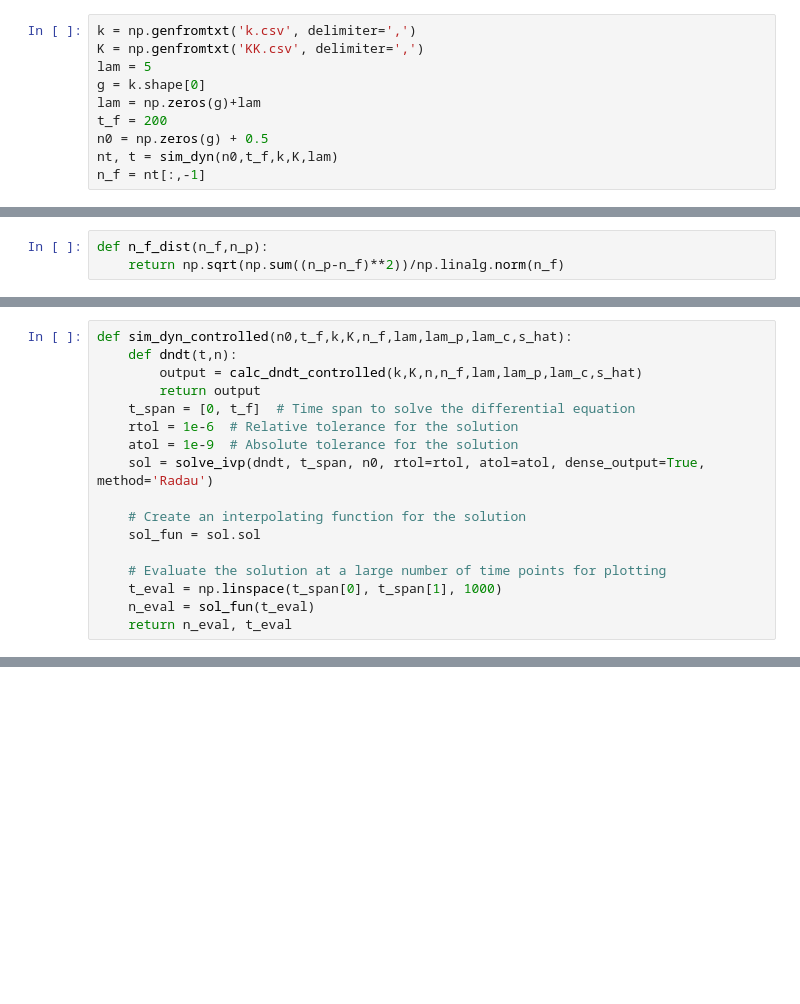
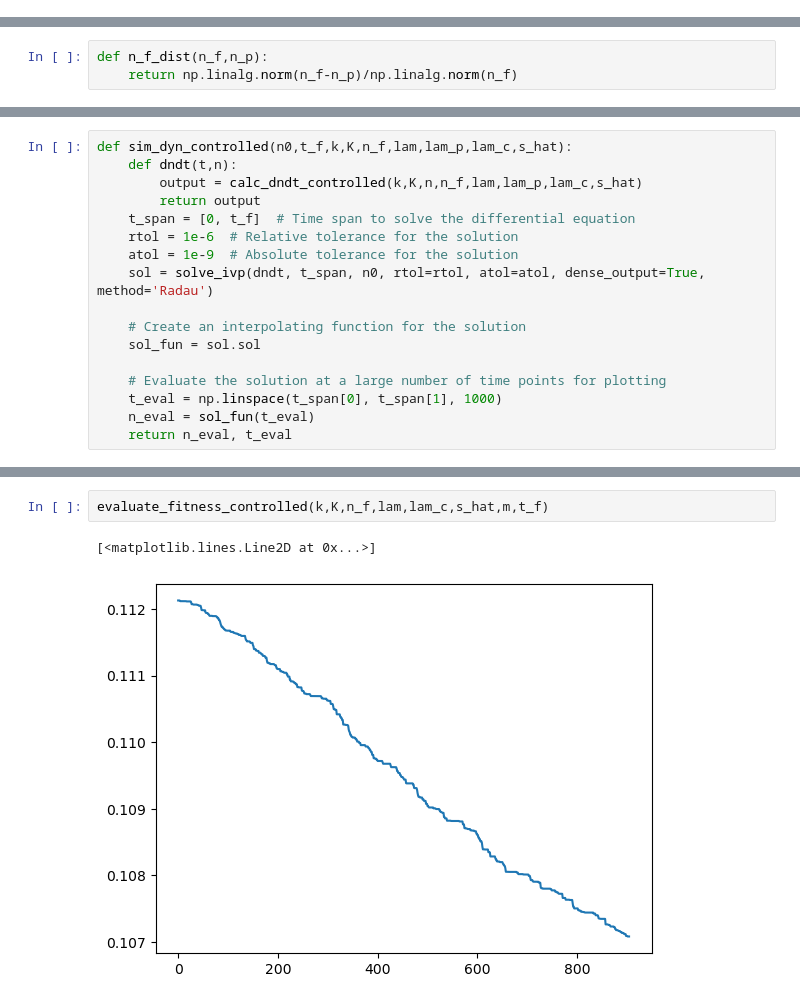
Before and after one commit to GeroyUsilov/duality_robustness, a Jupyter notebook: new_controller.ipynb, the cells around one changed output, grey strips where cells are left out. Drawn from its saved outputs; the diff is of its cells as text; blank space fills up the shorter version.

```diff
--- a/new_controller.ipynb
+++ b/new_controller.ipynb
@@ -4,13 +4,3 @@ import matplotlib.pyplot as plt
 from simulation_functions import *
 from tqdm import tqdm
 from scipy.integrate import solve_ivp
-# %%
-k = np.genfromtxt('k.csv', delimiter=',')
-K = np.genfromtxt('KK.csv', delimiter=',')
-lam = 5
-g = k.shape[0]
-lam = np.zeros(g)+lam
-t_f = 200
-n0 = np.zeros(g) + 0.5
-nt, t = sim_dyn(n0,t_f,k,K,lam)
-n_f = nt[:,-1]
@@ -31,6 +28,6 @@ n_f = nt[:,-1]
 # %%
 def n_f_dist(n_f,n_p):
-    return np.sqrt(np.sum((n_p-n_f)**2))/np.linalg.norm(n_f)
+    return np.linalg.norm(n_f-n_p)/np.linalg.norm(n_f)
 # %%
 def evaluate_fitness_controlled(k,K,n_f,lam,lam_c,s_hat,m,t_f):
     dists = []
@@ -241,0 +207,5 @@ for i in tqdm(range(100000)):
+# %%
+evaluate_fitness_controlled(k,K,n_f,lam,lam_c,s_hat,m,t_f)
+# %% [output]
+[<matplotlib.lines.Line2D at 0x...>]
+[figure, added]
```
Also changed, not shown: parts of 57 cells of this notebook, 52 other files.
